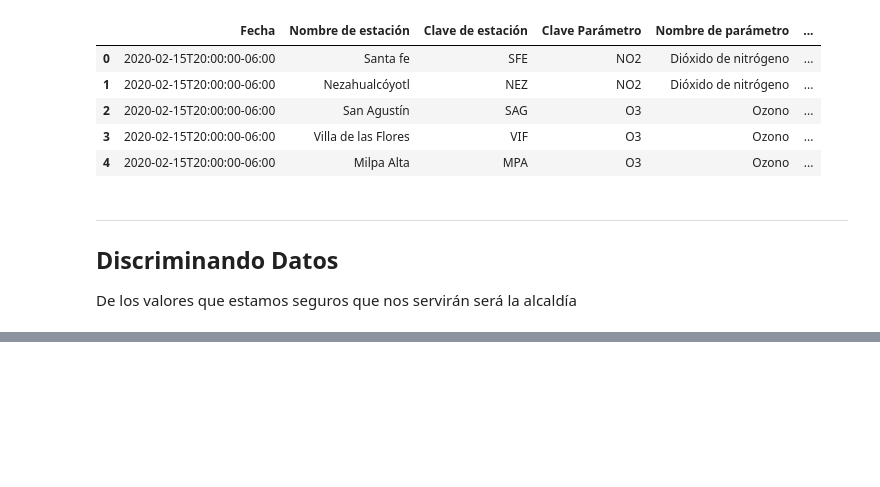
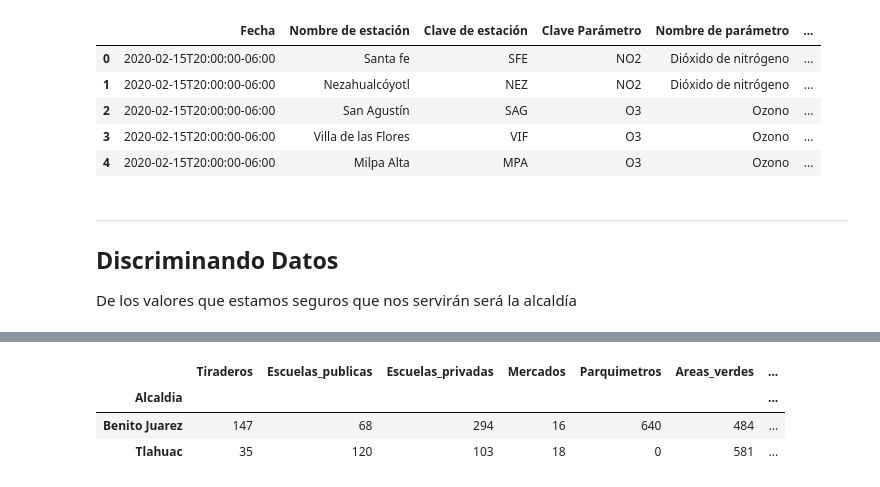
Before and after one commit to JonathanMartignon/Data_CDMX_Un_Aire_No_Tan_Bueno, a Jupyter notebook: Notebook/Notebook_Preprocesamiento.ipynb, the cells around one changed output, grey strips where cells are left out. Cells and saved outputs as stored; diff of their text form; code cells hidden in the pictures; blank space fills up the shorter version.

```diff
--- a/Notebook/Notebook_Preprocesamiento.ipynb
+++ b/Notebook/Notebook_Preprocesamiento.ipynb
@@ -233,7 +235,7 @@ tiraderos_dic = obten_dic_value_counts(tiraderos_clandestinos_df.groupby('alcald
 
 De los valores que estamos seguros que nos servirán será la alcaldía
 # %%
-data_df = pd.DataFrame(columns=['Alcaldia','Tiraderos','Escuelas_publicas',
+#Creamos un dataframe para extraer las características propias a cada alcaldía
+data_Alcaldias_df = pd.DataFrame(columns=['Alcaldia','Tiraderos','Escuelas_publicas',
                                 'Escuelas_privadas','Mercados','Parquimetros',
                                 'Areas_verdes','Estacion_climatologica'])
-data_df.head()
@@ -242,6 +242,10 @@ data_df.head()
 # %%
+#Llenamos nuestro dataframe con sus correspondientes datos
 for alc in Alcaldias:
-    data_df.loc[len(data_df)] = [alc,tiraderos_dic[alc],escuelas_publicas_dic[alc],
+    data_Alcaldias_df.loc[len(data_Alcaldias_df)] = [alc,tiraderos_dic[alc],escuelas_publicas_dic[alc],
                                 escuelas_privadas_dic[alc],mercados_dic[alc],
                                 parquimetros_dic[alc],areas_verdes_dic[alc],
                                 Estac_alc_dic[alc]]
+
+#Convertimos el nombre de la alcaldía a nuestro índice
+data_Alcaldias_df.set_index('Alcaldia',inplace=True)
@@ -267,0 +252,8 @@ data_df.head(16)
+# %%
+#Una pequeña visualización de la forma en que van quedando los datos
+data_Alcaldias_df.head(2)
+# %% [output]
+|  | Tiraderos | Escuelas_publicas | Escuelas_privadas | Mercados | Parquimetros | Areas_verdes | ... |
+| Alcaldia |  |  |  |  |  |  | ... |
+| Benito Juarez | 147 | 68 | 294 | 16 | 640 | 484 | ... |
+| Tlahuac | 35 | 120 | 103 | 18 | 0 | 581 | ... |
```
Also changed, not shown: parts of 10 cells of this notebook.
